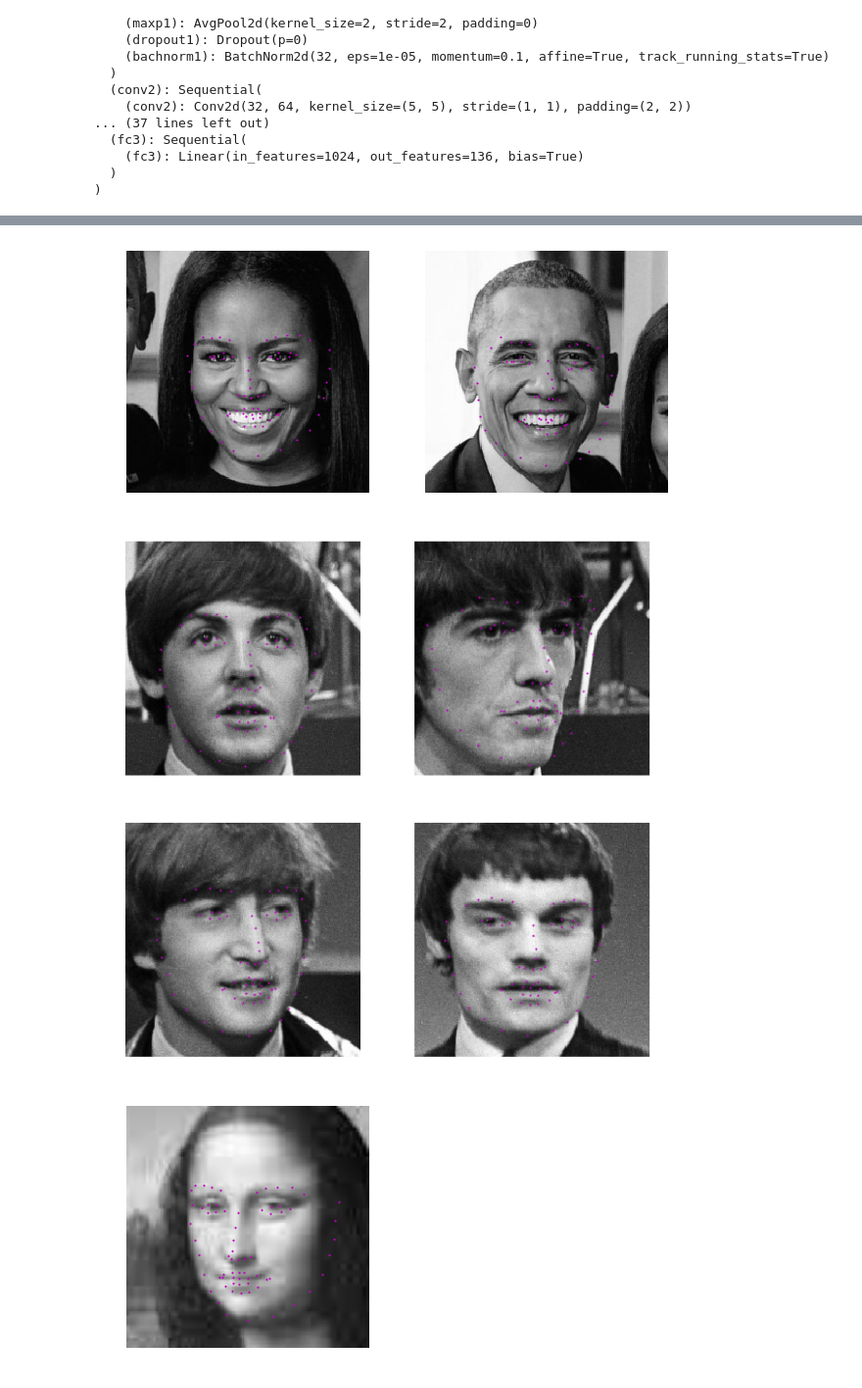
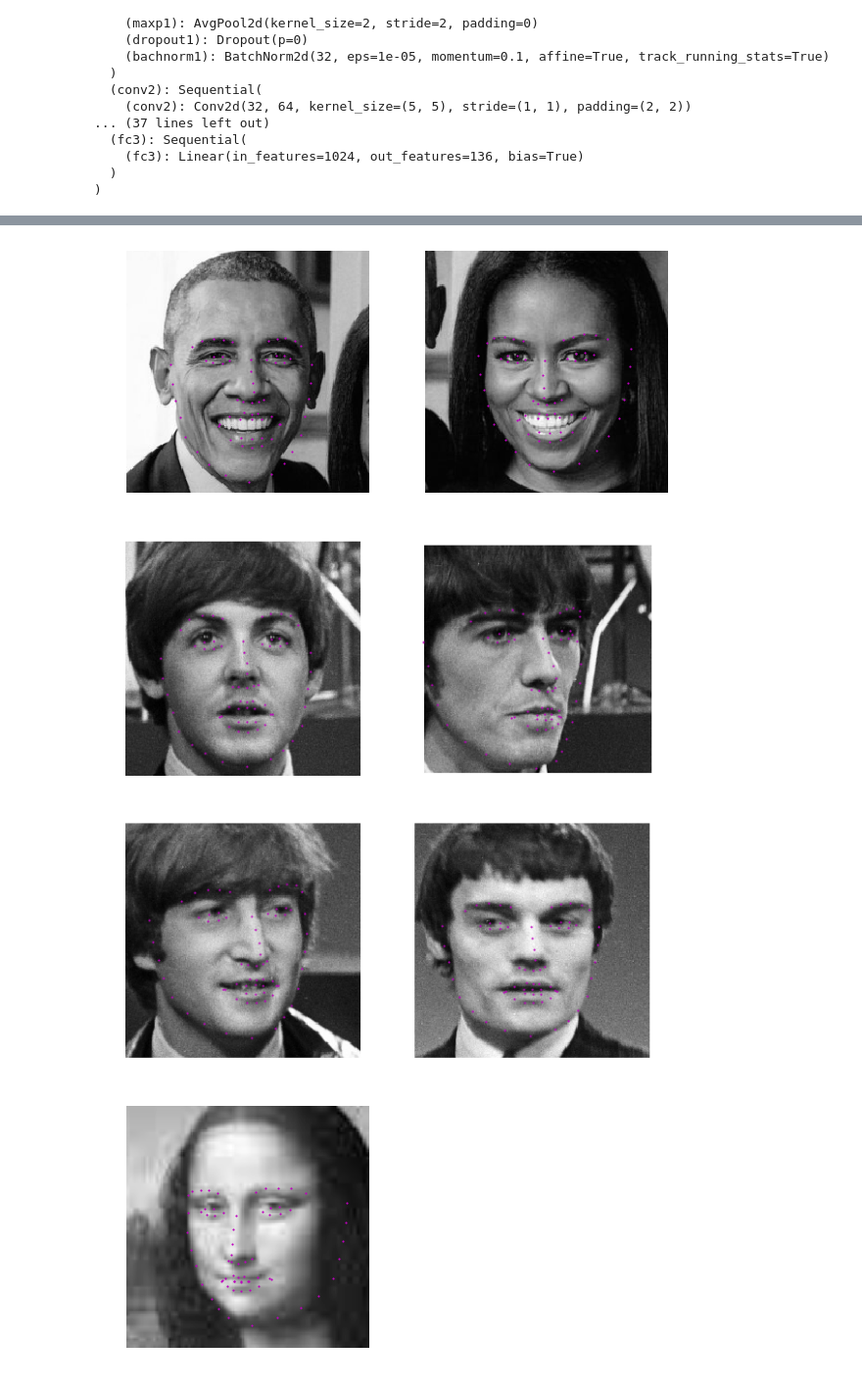
Before and after one commit to Bjarten/computer-vision-ND, a Jupyter notebook: project_1_facial_keypoints/3. Facial Keypoint Detection, Complete Pipeline.ipynb, the cells around one changed output, grey strips where cells are left out. Shown at 98% size. Drawn from its saved outputs; the diff is of its cells as text; code cells hidden in the pictures.

Commit message:
feat(p1): plot predictions for renset18 and naimishnet

```diff
--- a/project_1_facial_keypoints/3. Facial Keypoint Detection, Complete Pipeline.ipynb
+++ b/project_1_facial_keypoints/3. Facial Keypoint Detection, Complete Pipeline.ipynb
@@ -90,3 +90,20 @@ Detect mouth, nose and eyes in the detected faces.
 Once you have an image to work with (and, again, you can select any image of faces in the `images/` directory), the next step is to pre-process that image and feed it into your CNN facial keypoint detector.
 
 First, load your best model by its filename.
+# %%
+import torch
+from models import NaimishNet, resnet18_grayscale
+
+img_size = 224
+
+#net = NaimishNet(image_size=img_size, kernels=[5, 5, 5, 5], use_maxp=False)
+resnet18 = resnet18_grayscale()
+
+## load the best saved model parameters (by your path name)
+## You'll need to un-comment the line below and add the correct name for *your* saved model
+model_dir = 'saved_models/'
+model_name = 'resnet18_gray_epochs64_bs64_vloss0.00414.pt'
+
+resnet18.load_state_dict(torch.load(model_dir+model_name))
+
+resnet18.eval()
@@ -93,20 +128,16 @@ First, load your best model by its filename.
 # %%
-import torch
-from models import NaimishNet
-
 img_size = 224
 
-net = NaimishNet(image_size=img_size, kernels=[5, 5, 5, 5], use_maxp=False)
+naimishnet = NaimishNet(image_size=img_size, kernels=[5, 5, 5, 5], use_maxp=False)
 
 ## load the best saved model parameters (by your path name)
 ## You'll need to un-comment the line below and add the correct name for *your* saved model
-model_dir = 'saved_models/'
-model_name = 'bs64_img_s224_k[5, 5, 5, 5]_out_ch[32, 64, 128, 256]_dp[0.1, 0.1, 0.1, 0.1, 0.1, 0.1]_maxpFalse_ep59_vloss0.00633.pt'
+model_name = 'bs64_img_s224_k[5, 5, 5, 5]_out_ch[32, 64, 128, 256]_dp[0.1, 0.1, 0.1, 0.1, 0.1, 0.1]_maxpFalse_ep108_vloss0.006057.pt'
 
-net.load_state_dict(torch.load(model_dir+model_name))
+naimishnet.load_state_dict(torch.load(model_dir+model_name))
 
 ## print out your net and prepare it for testing (uncomment the line below)
-net.eval()
+naimishnet.eval()
 # %% [output]
 NaimishNet(
   (conv1): Sequential(
@@ -147,7 +178,7 @@ After each face has been appropriately converted into an input Tensor for your n
 
 <img src='images/michelle_detected.png' width=30% height=30%/>
 # %%
-def detect_keypoints(image_nr, scale):
+def detect_keypoints(image_nr, scale, net):
     fig = plt.figure(figsize=(10,10))
     i = 0
     image_copy = np.copy(images[image_nr])
@@ -206,10 +237,10 @@ def detect_keypoints(image_nr, scale):
 
     plt.show()
 # %%
-detect_keypoints(0,50)
-detect_keypoints(2,50)
-detect_keypoints(1,10)
+detect_keypoints(0,40,resnet18)
+detect_keypoints(2,50,resnet18)
+detect_keypoints(1,10,resnet18)
 # %% [output]
-[figure, old version]
+[figure, new version]
-[figure, old version]
+[figure, new version]
-[figure, old version]
+[figure, new version]
```
Also changed, not shown: parts of 2 cells of this notebook.
